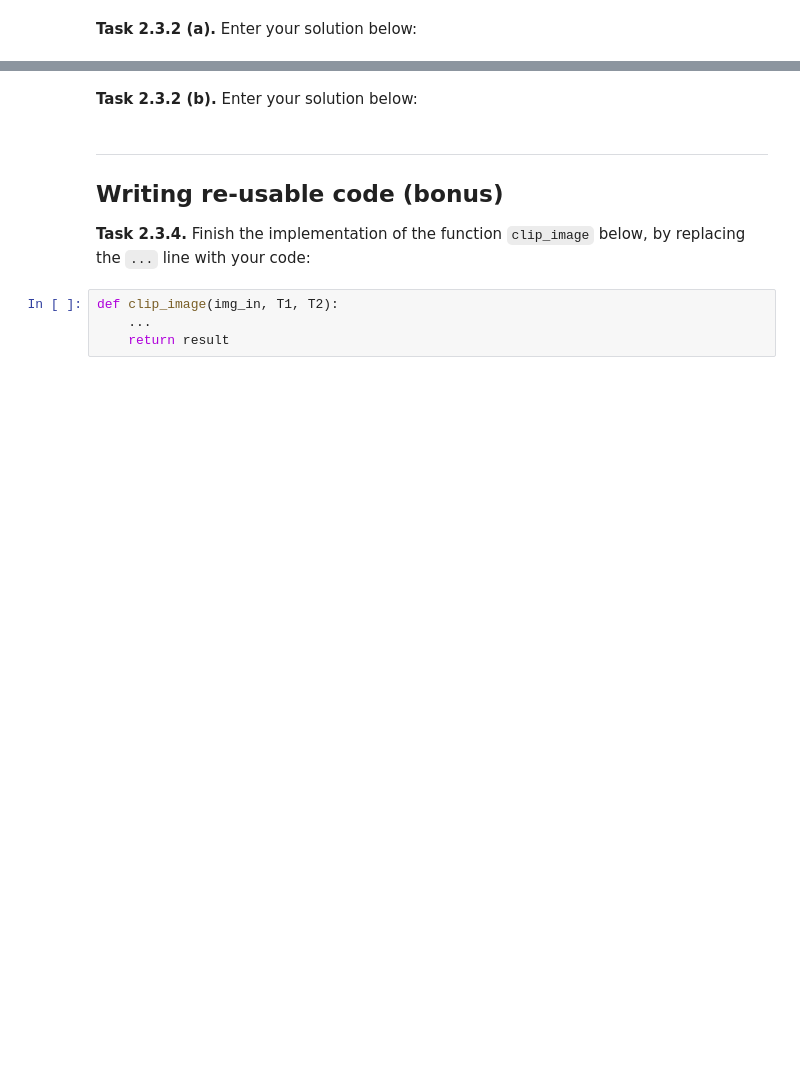
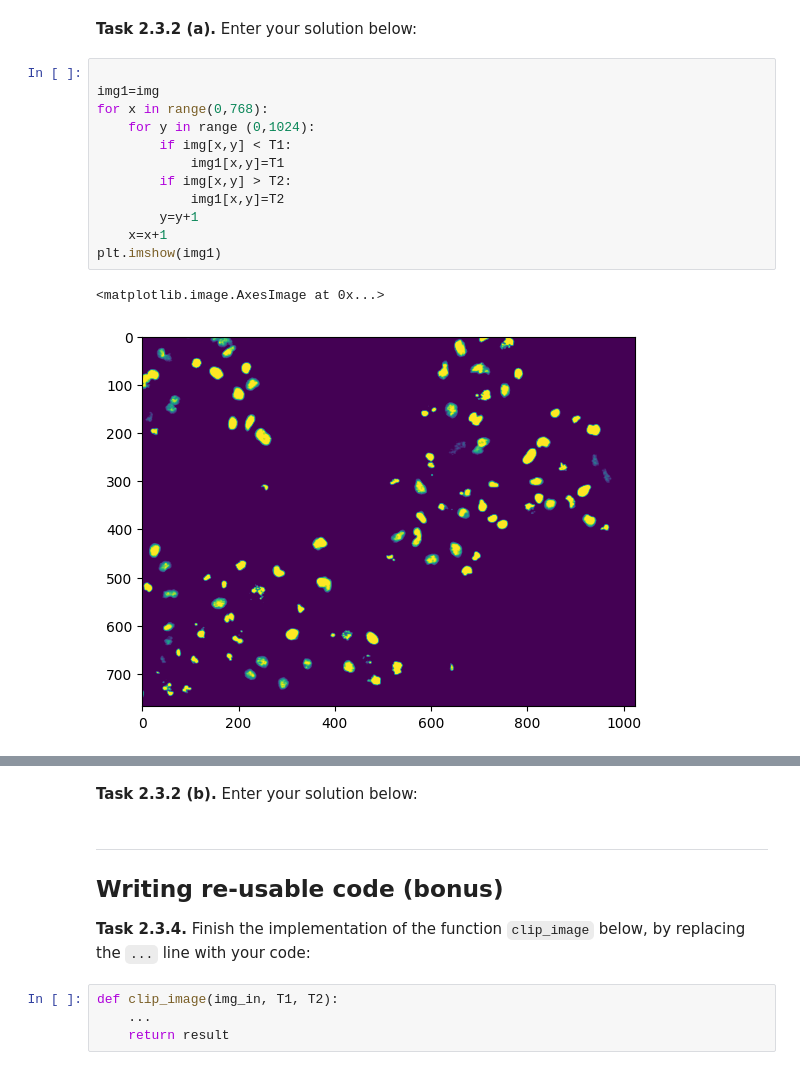
Before and after one commit to JanFelixSchreiber/mobi-fs3-python, a Jupyter notebook: task2.ipynb, the cells around one changed output, grey strips where cells are left out. Saved outputs shown, nothing was run; the diff lists cells and outputs as text; blank space fills up the shorter version.

```diff
--- a/task2.ipynb
+++ b/task2.ipynb
@@ -54,2 +69,17 @@ T2 = 0.59
 # %% [markdown]
 **<a id="#">Task 2.3.2 (a).</a>** Enter your solution below:
+# %%
+
+img1=img
+for x in range(0,768):
+    for y in range (0,1024):
+        if img[x,y] < T1:
+            img1[x,y]=T1
+        if img[x,y] > T2:
+            img1[x,y]=T2
+        y=y+1
+    x=x+1
+plt.imshow(img1)
+# %% [output]
+<matplotlib.image.AxesImage at 0x...>
+[figure, added]
```
Also changed, not shown: parts of 6 cells of this notebook.
